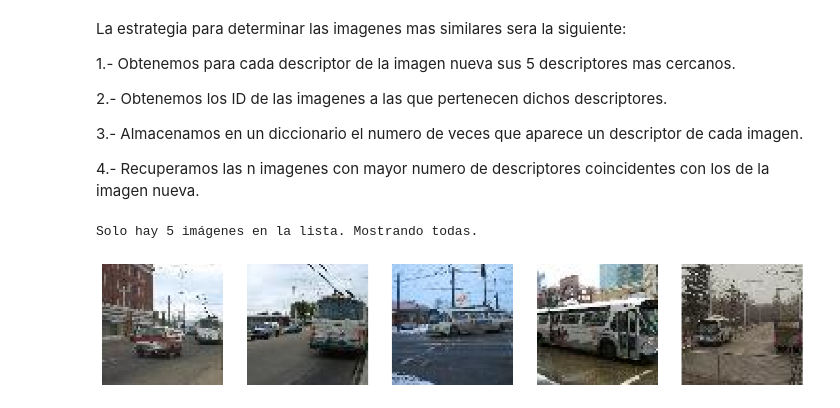
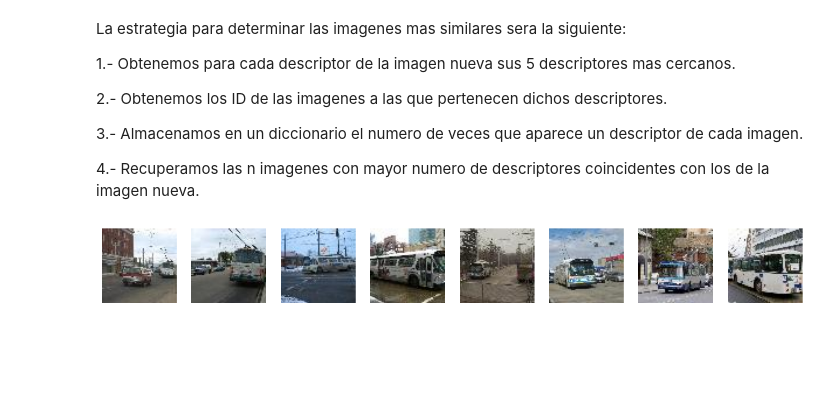
Before and after one commit to MrGG14/CBIR, a Jupyter notebook: CBIR.ipynb, the cells around one changed output. Saved outputs shown, nothing was run; the diff lists cells and outputs as text; code cells hidden in the pictures; blank space fills up the shorter version.

```diff
--- a/CBIR.ipynb
+++ b/CBIR.ipynb
@@ -79,31 +104,7 @@ for descriptor_i in descriptor:
       counts[id] += 1
     else:
       counts[id] = 1
-# %%
-def get_n_similar(n):
-  sorted_counts = sorted(counts.items(), key=lambda x:x[1], reverse=True)[:n]
-  sorted_indexes = [int(float(tupl[0])) for tupl in sorted_counts]
-  return sorted_indexes
-
-def display_n_similar(sorted_indexes, n):
-    if n <= 0:
-        print("El valor de n debe ser mayor que 0.")
-        return
-
-    if n > len(sorted_indexes):
-        print(f"Solo hay {len(sorted_indexes)} imágenes en la lista. Mostrando todas.")
-        n = len(sorted_indexes)
-    fig, axs = plt.subplots(1, n, figsize=(15,15))
-    for i in range(n):
-        idx = sorted_indexes[i]
-        im = cv2.cvtColor(cv2.imread(f'n04487081_{str(idx)}.JPEG'), cv2.COLOR_BGR2RGB)
-        axs[i].imshow(im)
-        axs[i].axis('off')
-
-    plt.show()
-# %%
-sorted_indexes = get_n_similar(5)
-display_n_similar(sorted_indexes, 8)
-# %% [output]
-Solo hay 5 imágenes en la lista. Mostrando todas.
-[figure, removed]
+# %%
+display_n_similar(counts, 8)
+# %% [output]
+[figure, added]
```
Also changed, not shown: parts of 4 cells of this notebook.
